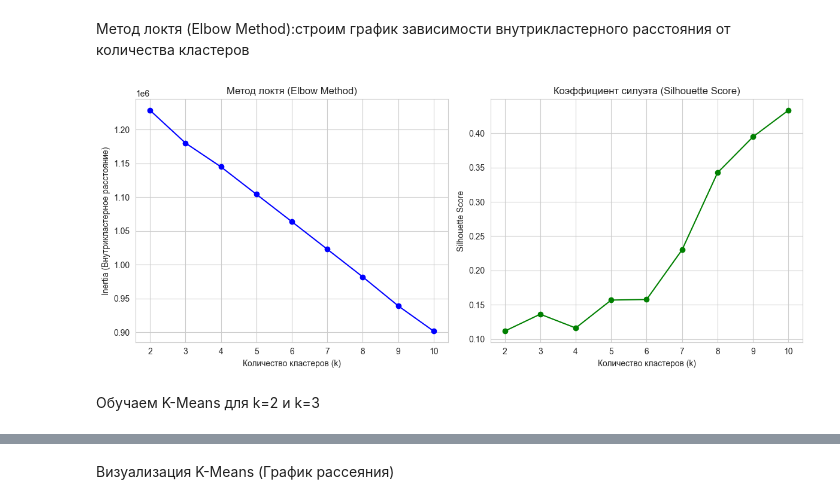
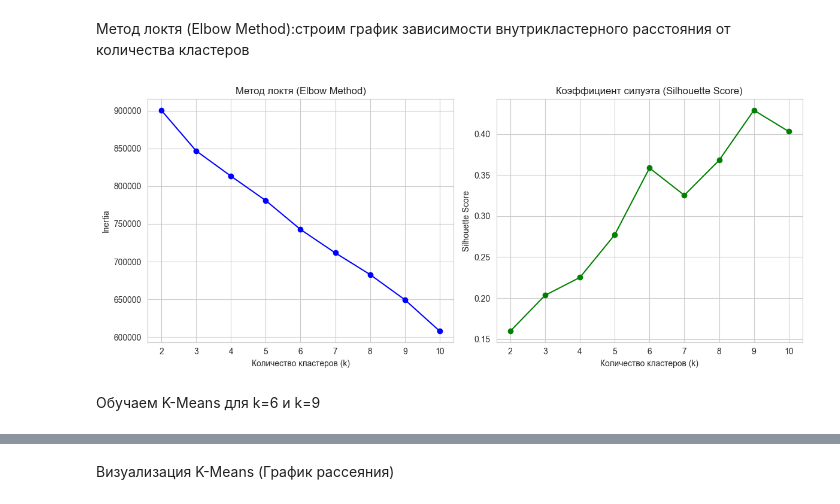
Before and after one commit to alexm1h/Machine-Learning-Python, a Jupyter notebook: lab2_MO/lab2_MO.ipynb, the cells around one changed output, grey strips where cells are left out. Drawn from its saved outputs; the diff is of its cells as text; code cells hidden in the pictures.

```diff
--- a/lab2_MO/lab2_MO.ipynb
+++ b/lab2_MO/lab2_MO.ipynb
@@ -246,7 +244,0 @@ dtype: int64
-# %%
-print("Строк до: ", len(data_clean))
-
-data_clean = data_clean.drop_duplicates()
-
-print("Строк после: ", len(data_clean))
-print("Удалено дубликатов: ", len(data) - len(data_clean))
@@ -317,39 +284,42 @@ print(f"Первые 5 строк масштабированных данных:
 # %%
 from sklearn.cluster import KMeans
 from sklearn.metrics import silhouette_score
+import matplotlib.pyplot as plt
 
-#Списки для сохранения результатов
+#Делаем подвыборку для скорости (30к строк достаточно для графика)
+np.random.seed(42)
+sample_idx = np.random.choice(len(X_scaled), 30000, replace=False)
+X_sample = X_scaled[sample_idx]
+
+#Списки для результатов
 inertia = []
 silhouette_scores = []
 K_range = range(2, 11)
 
 for k in K_range:
-    kmeans = KMeans(n_clusters=k, random_state=42, n_init=10)
-    kmeans.fit(X_scaled)
+    kmeans = KMeans(n_clusters=k, random_state=42, n_init=3)
+    kmeans.fit(X_sample)
+    inertia.append(kmeans.inertia_)
+    silhouette_scores.append(silhouette_score(X_sample, kmeans.labels_))
 
-    #Сохраняем метрики
-    inertia.append(kmeans.inertia_)
-    silhouette_scores.append(silhouette_score(X_scaled, kmeans.labels_))
-
-#Строим графики
 plt.figure(figsize=(12, 5))
 
 plt.subplot(1, 2, 1)
 plt.plot(K_range, inertia, marker='o', color='blue')
 plt.title('Метод локтя (Elbow Method)')
 plt.xlabel('Количество кластеров (k)')
-plt.ylabel('Inertia (Внутрикластерное расстояние)')
+plt.ylabel('Inertia')
 
 plt.subplot(1, 2, 2)
 plt.plot(K_range, silhouette_scores, marker='o', color='green')
 plt.title('Коэффициент силуэта (Silhouette Score)')
 plt.xlabel('Количество кластеров (k)')
 plt.ylabel('Silhouette Score')
 
 plt.tight_layout()
 plt.show()
 # %% [output]
-[figure, old version]
+[figure, new version]
 # %% [markdown]
-Обучаем K-Means для k=2 и k=3
+Обучаем K-Means для k=6 и k=9
 # %%
```
Also changed, not shown: parts of 24 cells of this notebook.
